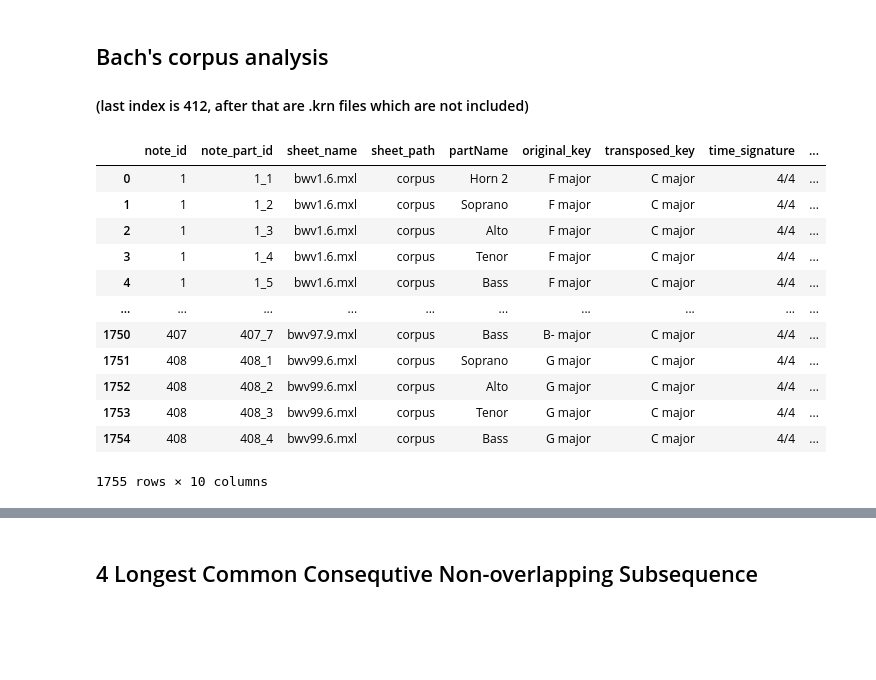
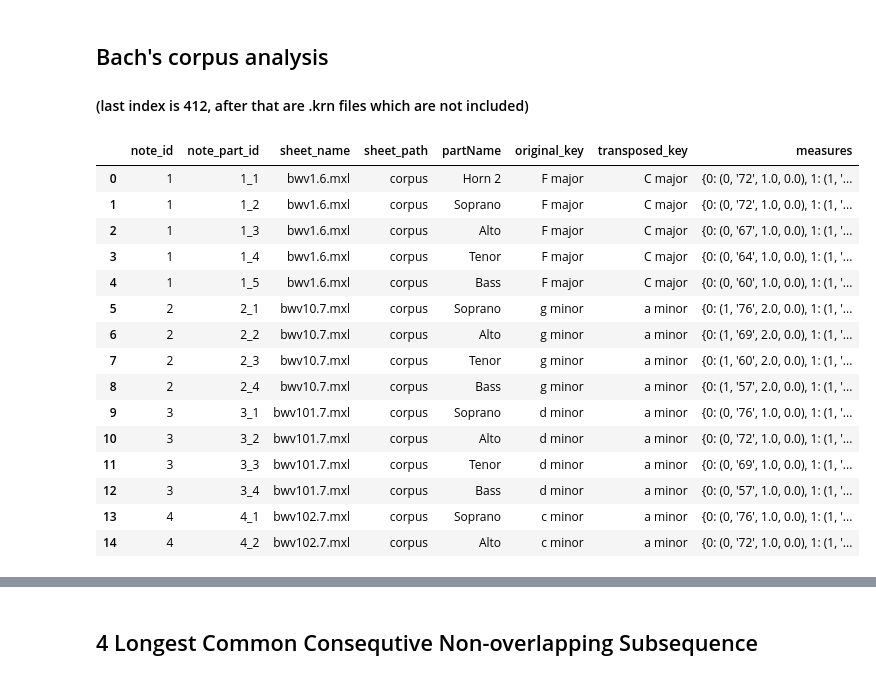
Before and after one commit to LudvigL123/digital_sheet_music_analysis, a Jupyter notebook: bach_corpus_analysis_v2.ipynb, the cells around one changed output, grey strips where cells are left out. Cells and saved outputs as stored; diff of their text form; code cells hidden in the pictures; blank space fills up the shorter version.

```diff
--- a/bach_corpus_analysis_v2.ipynb
+++ b/bach_corpus_analysis_v2.ipynb
@@ -130,28 +130,6 @@ def gather_part_info(note, noteName, sheet_path, note_id, k_old, k_new):
 
         partList['transposed_key'] = k_new
 
-        #Find time signature
-        time_signatures = []
-        for i in (el['TimeSignature']):
-            time_signatures.append(str(i.numerator) + '/' + str(i.denominator))
-        if len(set(time_signatures)) == 0:
-            partList['time_signature'] = "None"
-        elif len(set(time_signatures)) == 1:
-            partList['time_signature'] = time_signatures[0]
-        else:
-            partList['time_signature'] = set(time_signatures)
-
-        #Find the Metronome
-        metronome = []
-        for i in el['MetronomeMark']:
-            metronome.append(str(i.number))
-        if len(set(metronome)) == 0:
-            partList['bpm (quarter note)'] = "None" #MuseScore gives a default of 120.
-        elif len(set(metronome)) == 1:
-            partList['bpm (quarter note)'] = metronome[0]
-        else:
-            partList['bpm (quarter note)'] = set(metronome)
-
         #Find the measures and their content
         partList['measures'] = get_measure_and_notes(el)
 
@@ -166,13 +144,12 @@ def key_change_to_base(note):
     k = note.analyze('key')
 
     if 'major' in str(k):
-        i = interval.Interval(k.tonic, pitch.Pitch('c'))
+        i = interval.Interval(k.tonic, pitch.Pitch('c5'))
     else:
-        i = interval.Interval(k.tonic, pitch.Pitch('a'))
+        i = interval.Interval(k.tonic, pitch.Pitch('a4'))
     sNew = note.transpose(i)
     kNew = sNew.analyze('key')
 
-
     return k, kNew, sNew
 # %% [markdown]
 ## 3 Importing sheet notes to dataframe
@@ -182,7 +159,7 @@ def key_change_to_base(note):
 # %%
 def construct_bach_corpus_df(key_change):
 
-    file_exists = os.path.exists("bach_corpus.csv")
+    file_exists = os.path.exists("bach_corpuse.csv")
 
     if file_exists:
         df = pd.read_csv("bach_corpus.csv", index_col=[0])
@@ -192,44 +169,47 @@ def construct_bach_corpus_df(key_change):
         list_of_music = []
         paths = corpus.getComposer('bach')
         for i in paths:
             list_of_music.append(i.name)
 
         bach_notes = list_of_music[0:413]
         lst_note_info = []
         for note_idx in tqdm(range(len(bach_notes))):
             if '.mxl' in bach_notes[note_idx]:
                 s = corpus.parse('bach/' + bach_notes[note_idx])
                 if key_change:
                     k_old,k_new, sNew = key_change_to_base(s)
                     partStream2 = sNew.parts.stream()
                 else:
                     partStream2 = s.parts.stream()
                 if len(lst_note_info) == 0:
                     idx = 0
                 else:
                     idx = lst_note_info[-1]['note_id']
 
                 note_info2= gather_part_info(partStream2, bach_notes[note_idx], 'corpus', idx+1, k_old, k_new)
                 for elem in note_info2:
                     lst_note_info.append(elem)
 
         df = pd.DataFrame(lst_note_info)
         df.to_csv("./bach_corpus.csv")
     return df
 
 df_complete = construct_bach_corpus_df(True)
-df_complete
+df_complete.head(15)
 # %% [output]
-|  | note_id | note_part_id | sheet_name | sheet_path | partName | original_key | transposed_key | time_signature | ... |
-| 0 | 1 | 1_1 | bwv1.6.mxl | corpus | Horn 2 | F major | C major | 4/4 | ... |
-| 1 | 1 | 1_2 | bwv1.6.mxl | corpus | Soprano | F major | C major | 4/4 | ... |
-| 2 | 1 | 1_3 | bwv1.6.mxl | corpus | Alto | F major | C major | 4/4 | ... |
-| 3 | 1 | 1_4 | bwv1.6.mxl | corpus | Tenor | F major | C major | 4/4 | ... |
-| 4 | 1 | 1_5 | bwv1.6.mxl | corpus | Bass | F major | C major | 4/4 | ... |
-| ... | ... | ... | ... | ... | ... | ... | ... | ... | ... |
-| 1750 | 407 | 407_7 | bwv97.9.mxl | corpus | Bass | B- major | C major | 4/4 | ... |
-| 1751 | 408 | 408_1 | bwv99.6.mxl | corpus | Soprano | G major | C major | 4/4 | ... |
-| 1752 | 408 | 408_2 | bwv99.6.mxl | corpus | Alto | G major | C major | 4/4 | ... |
-| 1753 | 408 | 408_3 | bwv99.6.mxl | corpus | Tenor | G major | C major | 4/4 | ... |
-| 1754 | 408 | 408_4 | bwv99.6.mxl | corpus | Bass | G major | C major | 4/4 | ... |
+|  | note_id | note_part_id | sheet_name | sheet_path | partName | original_key | transposed_key | measures |
+| 0 | 1 | 1_1 | bwv1.6.mxl | corpus | Horn 2 | F major | C major | {0: (0, '72', 1.0, 0.0), 1: (1, '... |
+| 1 | 1 | 1_2 | bwv1.6.mxl | corpus | Soprano | F major | C major | {0: (0, '72', 1.0, 0.0), 1: (1, '... |
+| 2 | 1 | 1_3 | bwv1.6.mxl | corpus | Alto | F major | C major | {0: (0, '67', 1.0, 0.0), 1: (1, '... |
+| 3 | 1 | 1_4 | bwv1.6.mxl | corpus | Tenor | F major | C major | {0: (0, '64', 1.0, 0.0), 1: (1, '... |
+| 4 | 1 | 1_5 | bwv1.6.mxl | corpus | Bass | F major | C major | {0: (0, '60', 1.0, 0.0), 1: (1, '... |
+| 5 | 2 | 2_1 | bwv10.7.mxl | corpus | Soprano | g minor | a minor | {0: (1, '76', 2.0, 0.0), 1: (1, '... |
+| 6 | 2 | 2_2 | bwv10.7.mxl | corpus | Alto | g minor | a minor | {0: (1, '69', 2.0, 0.0), 1: (1, '... |
+| 7 | 2 | 2_3 | bwv10.7.mxl | corpus | Tenor | g minor | a minor | {0: (1, '60', 2.0, 0.0), 1: (1, '... |
+| 8 | 2 | 2_4 | bwv10.7.mxl | corpus | Bass | g minor | a minor | {0: (1, '57', 2.0, 0.0), 1: (1, '... |
+| 9 | 3 | 3_1 | bwv101.7.mxl | corpus | Soprano | d minor | a minor | {0: (0, '76', 1.0, 0.0), 1: (1, '... |
+| 10 | 3 | 3_2 | bwv101.7.mxl | corpus | Alto | d minor | a minor | {0: (0, '72', 1.0, 0.0), 1: (1, '... |
+| 11 | 3 | 3_3 | bwv101.7.mxl | corpus | Tenor | d minor | a minor | {0: (0, '69', 1.0, 0.0), 1: (1, '... |
+| 12 | 3 | 3_4 | bwv101.7.mxl | corpus | Bass | d minor | a minor | {0: (0, '57', 1.0, 0.0), 1: (1, '... |
+| 13 | 4 | 4_1 | bwv102.7.mxl | corpus | Soprano | c minor | a minor | {0: (0, '76', 1.0, 0.0), 1: (1, '... |
+| 14 | 4 | 4_2 | bwv102.7.mxl | corpus | Alto | c minor | a minor | {0: (0, '72', 1.0, 0.0), 1: (1, '... |
-1755 rows × 10 columns
```
Also changed, not shown: parts of 17 cells of this notebook, 29 other files.
